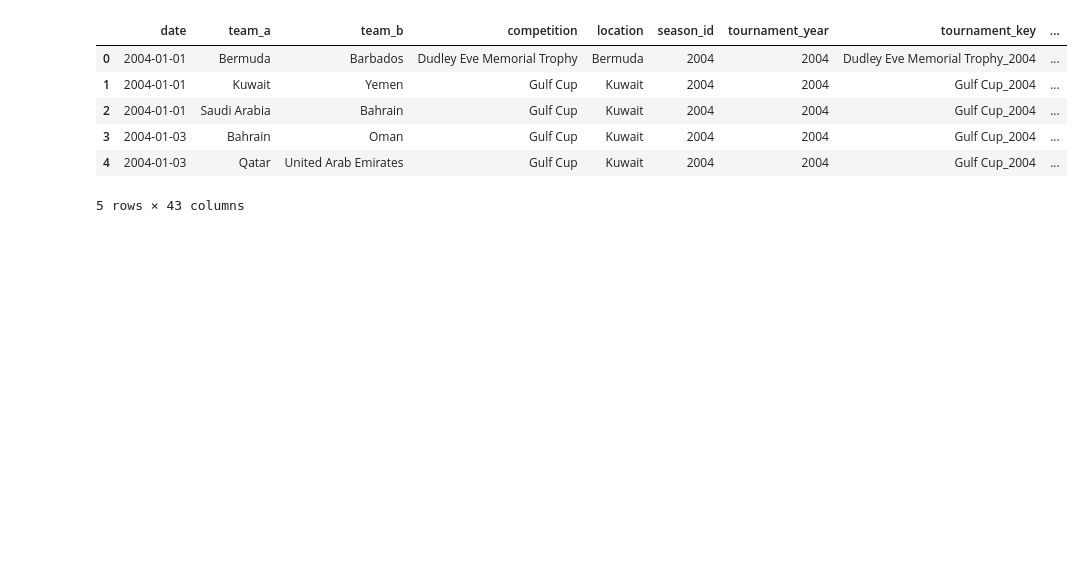
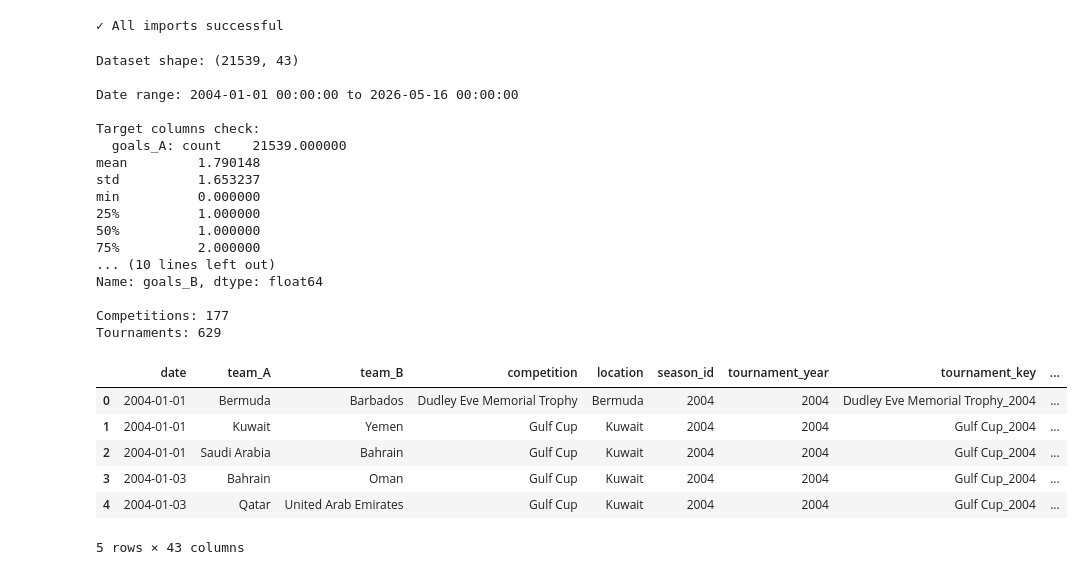
Before and after one commit to roeeseri/World_cup_predictor, a Jupyter notebook: notebooks/03_model_experiments.ipynb, the cells around one changed output. Saved outputs shown, nothing was run; the diff lists cells and outputs as text; code cells hidden in the pictures; blank space fills up the shorter version.

```diff
--- a/notebooks/03_model_experiments.ipynb
+++ b/notebooks/03_model_experiments.ipynb
@@ -1,19 +1,60 @@
 # %%
 import pandas as pd
+import numpy as np
 import matplotlib.pyplot as plt
 import seaborn as sns
-import numpy as np
-from sklearn.model_selection import train_test_split
-from sklearn.linear_model import LinearRegression
-from sklearn.metrics import mean_squared_error, r2_score
+import warnings
+warnings.filterwarnings('ignore')
+
+from pathlib import Path
+import sys
+sys.path.insert(0, str(Path.cwd().parent))
+
+from src.models.base import load_model_dataset, infer_feature_columns, build_sample_weight, standardize_model_dataset
+from src.models.train import train_model
+from src.models.baseline import ConstantScoreBaseline, AverageGoalsBaseline, EloHeuristicBaseline
+from src.models.poisson_model import PoissonGoalModel
+from src.models.tree_model import TreeGoalModel
+
+from sklearn.metrics import mean_absolute_error, mean_squared_error
+import time
+
+print("✓ All imports successful")
+# %% [output]
+✓ All imports successful
 # %%
-dataset = pd.read_csv('../data/processed/model_dataset.csv')
-dataset.head()
+# Load the dataset
+df = standardize_model_dataset(pd.read_csv('../data/processed/model_dataset.csv', parse_dates=['date']))
+print(f"Dataset shape: {df.shape}")
+print(f"\nDate range: {df['date'].min()} to {df['date'].max()}")
+print(f"\nTarget columns check:")
+print(f"  goals_A: {df['goals_A'].describe()}")
+print(f"  goals_B: {df['goals_B'].describe()}")
+print(f"\nCompetitions: {df['competition'].nunique()}")
+print(f"Tournaments: {df['tournament_key'].nunique()}")
+df.head()
 # %% [output]
+Dataset shape: (21539, 43)
+
+Date range: 2004-01-01 00:00:00 to 2026-05-16 00:00:00
+
+Target columns check:
+  goals_A: count    21539.000000
+mean         1.790148
+std          1.653237
+min          0.000000
+25%          1.000000
+50%          1.000000
+75%          2.000000
+... (10 lines left out)
+Name: goals_B, dtype: float64
+
+Competitions: 177
+Tournaments: 629
-|  | date | team_a | team_b | competition | location | season_id | tournament_year | tournament_key | ... |
+|  | date | team_A | team_B | competition | location | season_id | tournament_year | tournament_key | ... |
 | 0 | 2004-01-01 | Bermuda | Barbados | Dudley Eve Memorial Trophy | Bermuda | 2004 | 2004 | Dudley Eve Memorial Trophy_2004 | ... |
 | 1 | 2004-01-01 | Kuwait | Yemen | Gulf Cup | Kuwait | 2004 | 2004 | Gulf Cup_2004 | ... |
 | 2 | 2004-01-01 | Saudi Arabia | Bahrain | Gulf Cup | Kuwait | 2004 | 2004 | Gulf Cup_2004 | ... |
 | 3 | 2004-01-03 | Bahrain | Oman | Gulf Cup | Kuwait | 2004 | 2004 | Gulf Cup_2004 | ... |
 | 4 | 2004-01-03 | Qatar | United Arab Emirates | Gulf Cup | Kuwait | 2004 | 2004 | Gulf Cup_2004 | ... |
-5 rows × 43 columns
+5 rows × 43 columns
```
Also changed, not shown: parts of 12 cells of this notebook, 14 other files.
